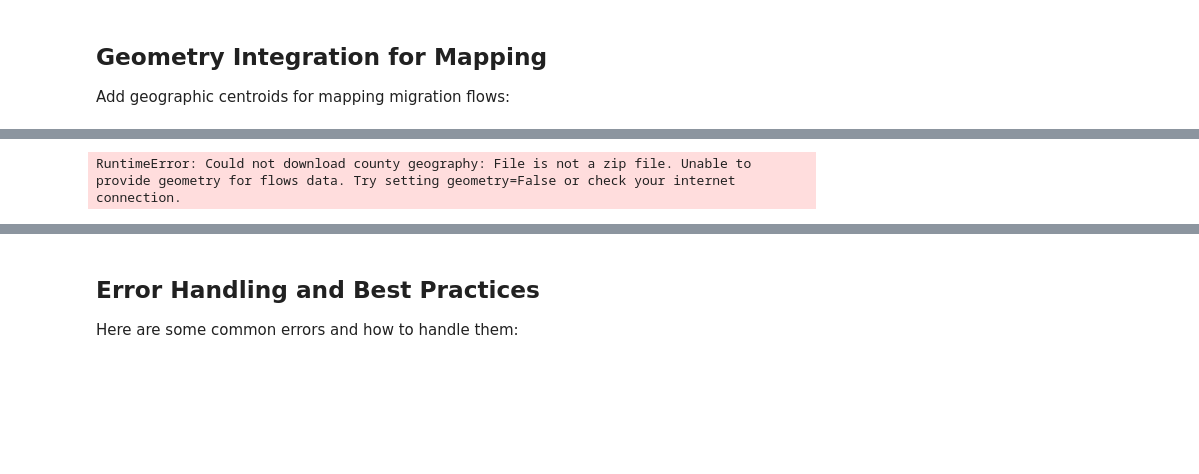
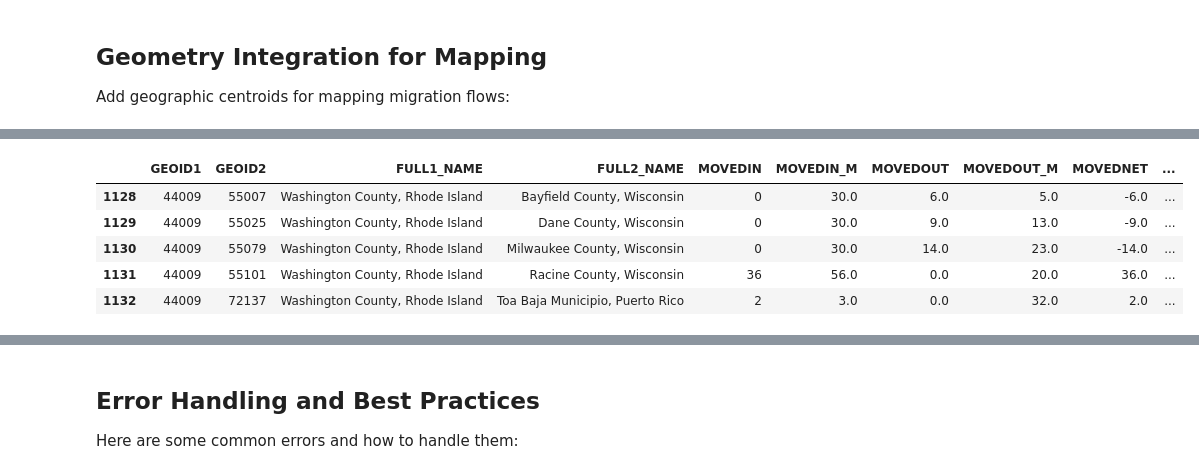
Before and after one commit to mmann1123/pytidycensus, a Jupyter notebook: examples/08_migration_flows_example.ipynb, the cells around one changed output, grey strips where cells are left out. Drawn from its saved outputs; the diff is of its cells as text; code cells hidden in the pictures; blank space fills up the shorter version.

```diff
--- a/examples/08_migration_flows_example.ipynb
+++ b/examples/08_migration_flows_example.ipynb
@@ -201,10 +205,12 @@ Margin of error comparison for first flow:
 
 Add geographic centroids for mapping migration flows:
 # %%
+
+
 # Get flows with geometry
 flows_geo = tc.get_flows(
     geography="county",
-    state="FL",
+    state="RI",
     year=2018,
     geometry=True,
     output="wide"
@@ -218 +220,6 @@ Extracting tl_2022_us_county.zip...
-RuntimeError: Could not download county geography: File is not a zip file. Unable to provide geometry for flows data. Try setting geometry=False or check your internet connection.
+|  | GEOID1 | GEOID2 | FULL1_NAME | FULL2_NAME | MOVEDIN | MOVEDIN_M | MOVEDOUT | MOVEDOUT_M | MOVEDNET | ... |
+| 1128 | 44009 | 55007 | Washington County, Rhode Island | Bayfield County, Wisconsin | 0 | 30.0 | 6.0 | 5.0 | -6.0 | ... |
+| 1129 | 44009 | 55025 | Washington County, Rhode Island | Dane County, Wisconsin | 0 | 30.0 | 9.0 | 13.0 | -9.0 | ... |
+| 1130 | 44009 | 55079 | Washington County, Rhode Island | Milwaukee County, Wisconsin | 0 | 30.0 | 14.0 | 23.0 | -14.0 | ... |
+| 1131 | 44009 | 55101 | Washington County, Rhode Island | Racine County, Wisconsin | 36 | 56.0 | 0.0 | 20.0 | 36.0 | ... |
+| 1132 | 44009 | 72137 | Washington County, Rhode Island | Toa Baja Municipio, Puerto Rico | 2 | 3.0 | 0.0 | 32.0 | 2.0 | ... |
```
Also changed, not shown: parts of 7 cells of this notebook, 1 other file.
